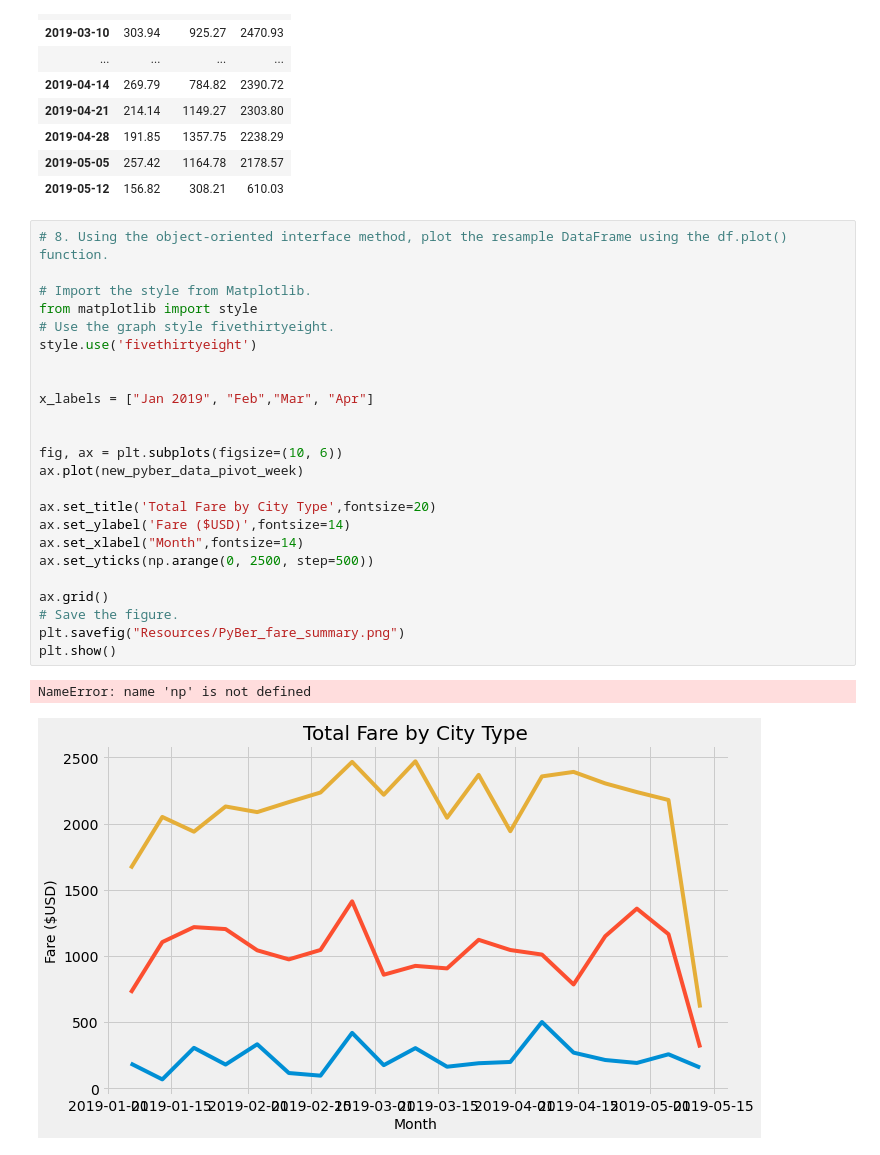
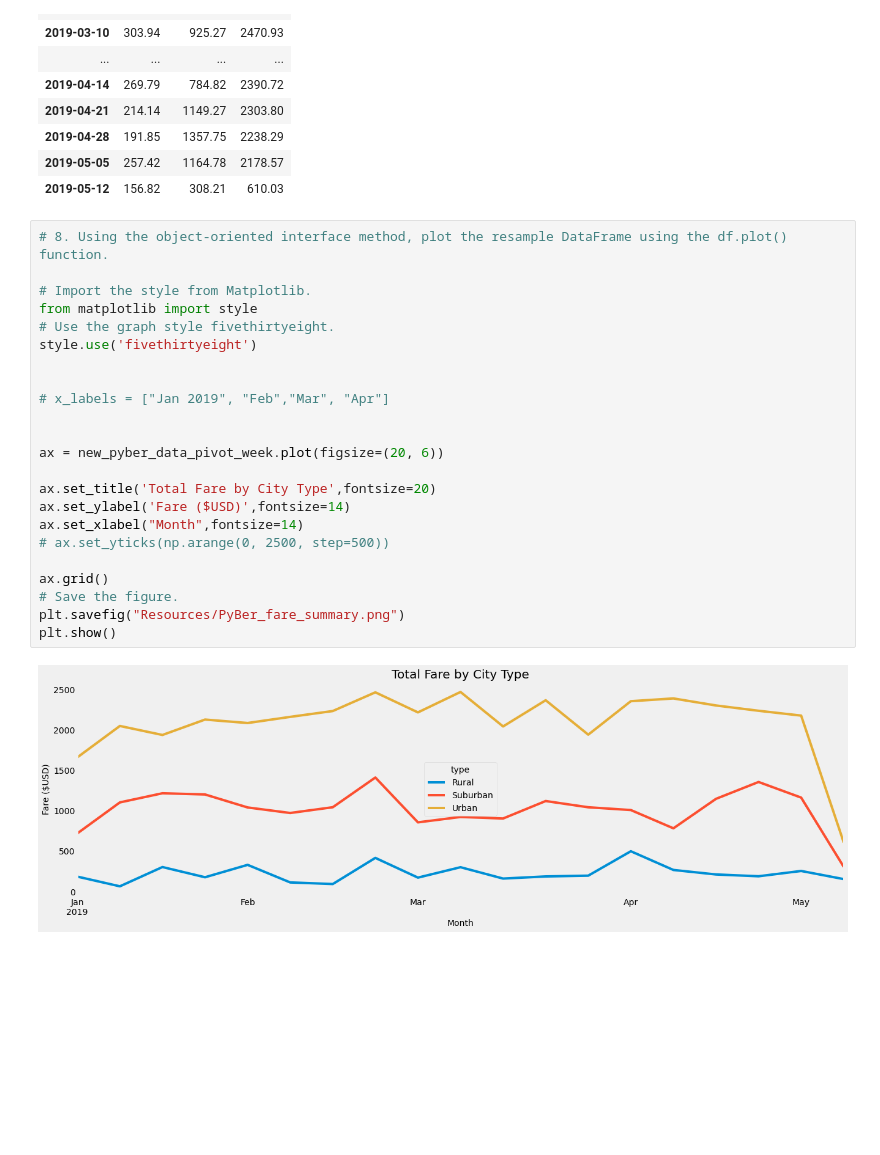
Before and after one commit to Poonsri14/PyBer_Analysis, a Jupyter notebook: PyBer_Challenge.ipynb, the cells around one changed output. Saved outputs shown, nothing was run; the diff lists cells and outputs as text; blank space fills up the shorter version.

Commit message:
Adding Line graph.

```diff
--- a/PyBer_Challenge.ipynb
+++ b/PyBer_Challenge.ipynb
@@ -269,27 +269,25 @@ new_pyber_data_pivot_week
 # %%
 # 8. Using the object-oriented interface method, plot the resample DataFrame using the df.plot() function.
 
 # Import the style from Matplotlib.
 from matplotlib import style
 # Use the graph style fivethirtyeight.
 style.use('fivethirtyeight')
 
 
-x_labels = ["Jan 2019", "Feb","Mar", "Apr"]
+# x_labels = ["Jan 2019", "Feb","Mar", "Apr"]
 
 
-fig, ax = plt.subplots(figsize=(10, 6))
-ax.plot(new_pyber_data_pivot_week)
+ax = new_pyber_data_pivot_week.plot(figsize=(20, 6))
 
 ax.set_title('Total Fare by City Type',fontsize=20)
 ax.set_ylabel('Fare ($USD)',fontsize=14)
 ax.set_xlabel("Month",fontsize=14)
-ax.set_yticks(np.arange(0, 2500, step=500))
+# ax.set_yticks(np.arange(0, 2500, step=500))
 
 ax.grid()
 # Save the figure.
 plt.savefig("Resources/PyBer_fare_summary.png")
 plt.show()
 # %% [output]
-NameError: name 'np' is not defined
-[figure, old version]
+[figure, new version]
```
Also changed, not shown: 1 other file.
